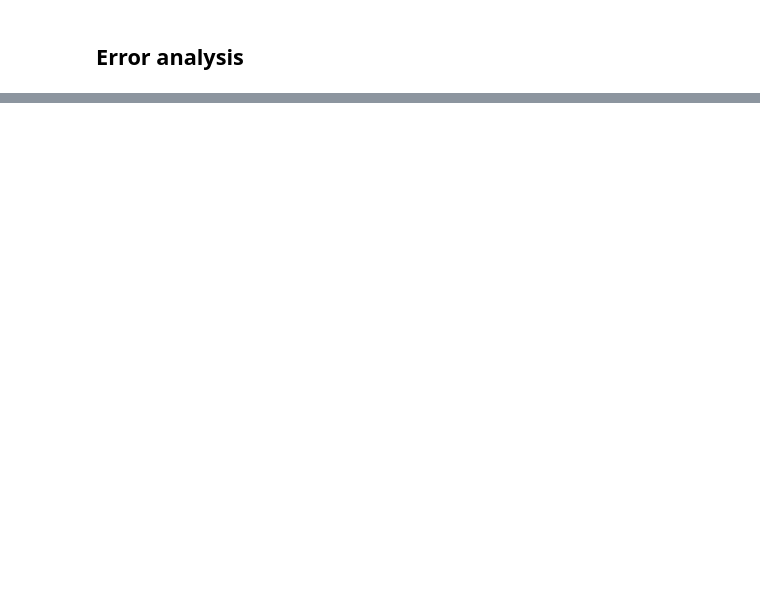
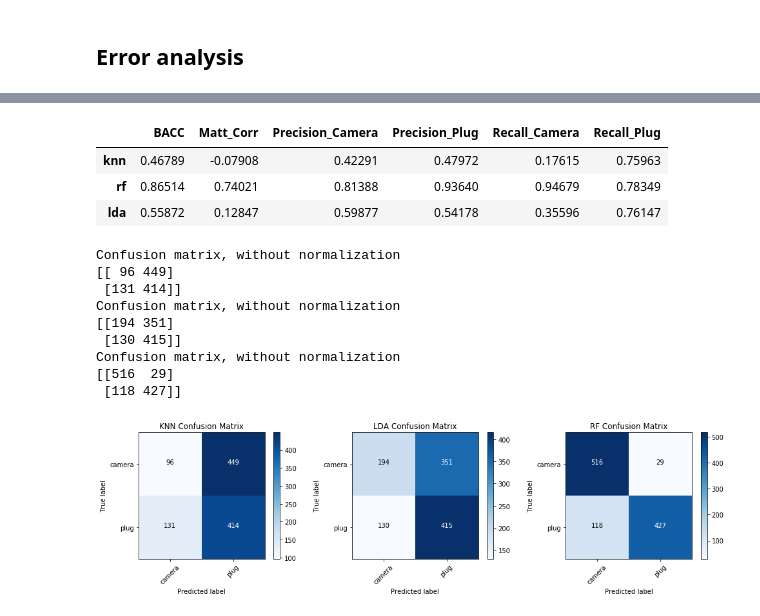
Before and after one commit to 7high/thesis, a Jupyter notebook: multiclass_wifi.ipynb, the cells around one changed output, grey strips where cells are left out. Saved outputs shown, nothing was run; the diff lists cells and outputs as text; code cells hidden in the pictures; blank space fills up the shorter version.

```diff
--- a/multiclass_wifi.ipynb
+++ b/multiclass_wifi.ipynb
@@ -295,0 +358,5 @@ dtype: float64
+# %%
+# Get camera and plug packets
+df_train_camplugs = df_train[(df_train['DeviceType']=='camera') | (df_train['DeviceType']=='plug')]
+
+df_test_camplugs = df_test_downsampled[(df_test_downsampled['DeviceType']=='camera') | (df_test_downsampled['DeviceType']=='plug')]
@@ -295,0 +365,24 @@ dtype: float64
+# %%
+# Run multiclass on just the two device types
+camplugs_preds, camplugs_metrics, camplugs_cms, camplugs_feature_importance = w.run_multiclass(df_train_camplugs, df_test_camplugs, features_list, ['camera','plug'],use_tuned=False)
+# %%
+camplugs_metrics_df = w.report_metrics(camplugs_metrics, ['camera','plug'], 'wifi-camplugs_metrics')
+display(camplugs_metrics_df)
+# %% [output]
+|  | BACC | Matt_Corr | Precision_Camera | Precision_Plug | Recall_Camera | Recall_Plug |
+| knn | 0.46789 | -0.07908 | 0.42291 | 0.47972 | 0.17615 | 0.75963 |
+| rf | 0.86514 | 0.74021 | 0.81388 | 0.93640 | 0.94679 | 0.78349 |
+| lda | 0.55872 | 0.12847 | 0.59877 | 0.54178 | 0.35596 | 0.76147 |
+# %%
+w.plot_all_confusion_matrices(camplugs_cms, ['camera','plug'])
+# %% [output]
+Confusion matrix, without normalization
+[[ 96 449]
+ [131 414]]
+Confusion matrix, without normalization
+[[194 351]
+ [130 415]]
+Confusion matrix, without normalization
+[[516  29]
+ [118 427]]
+[figure, added]
```
Also changed, not shown: parts of 39 cells of this notebook.
